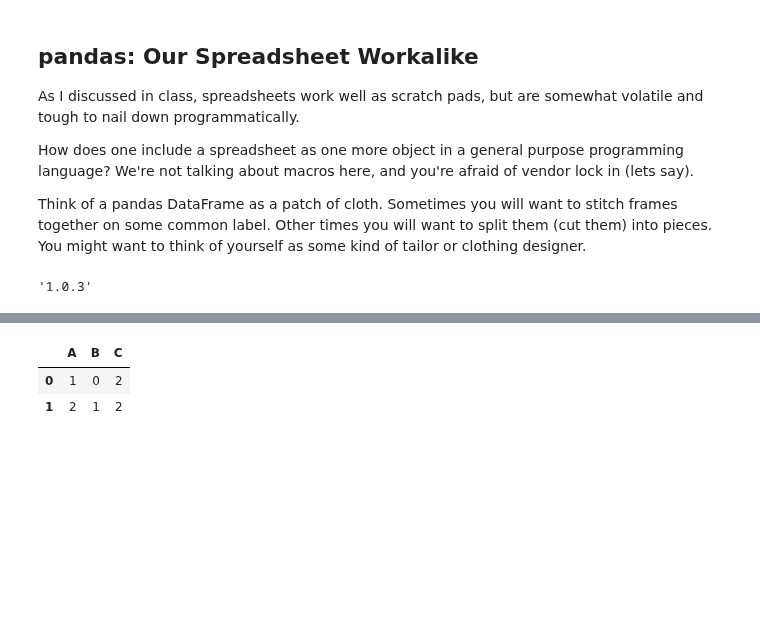
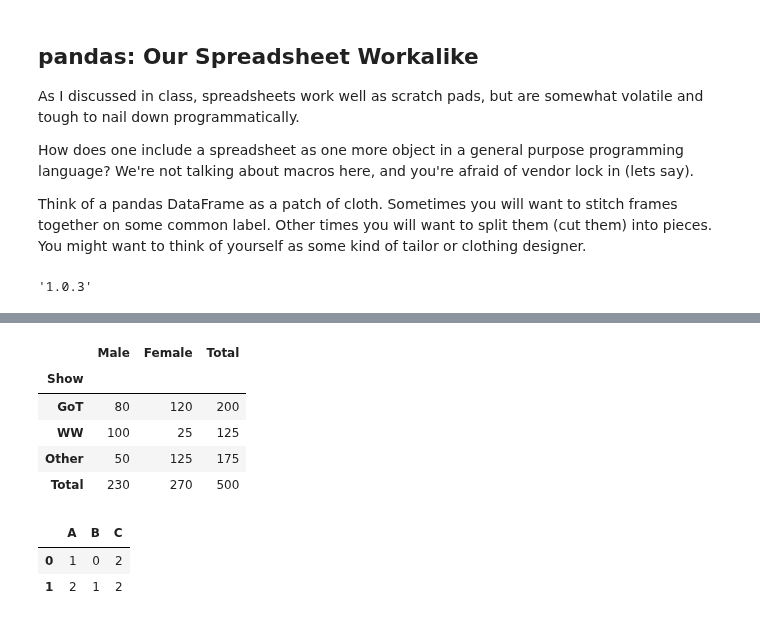
Before and after one commit to 4dsolutions/Curriculum_Development, a Jupyter notebook: IntroDS002.ipynb, the cells around one changed output, grey strips where cells are left out. Drawn from its saved outputs; the diff is of its cells as text; code cells hidden in the pictures; blank space fills up the shorter version.

```diff
--- a/IntroDS002.ipynb
+++ b/IntroDS002.ipynb
@@ -159,3 +164,9 @@ import pandas as pd
 pd.__version__
 # %% [output]
 '1.0.3'
+# %%
+hbo = pd.DataFrame({"Show":["GoT","WW", "Other"],
+                    "Male":[80, 100, 50],
+                    "Female":[120, 25, 125]})
+hbo.set_index("Show", inplace=True)
+hbo
@@ -161,0 +179,3 @@ pd.__version__
+# %%
+hbo["Total"] = hbo.Male + hbo.Female
+hbo
@@ -162,3 +188,14 @@ pd.__version__
+# %%
+bottom_row = hbo.sum(axis=0)
+hbo = hbo.append(pd.Series(bottom_row, index=hbo.columns, name='Total'))
+hbo
+# %% [output]
+|  | Male | Female | Total |
+| Show |  |  |  |
+| GoT | 80 | 120 | 200 |
+| WW | 100 | 25 | 125 |
+| Other | 50 | 125 | 175 |
+| Total | 230 | 270 | 500 |
 # %%
 df1 = pd.DataFrame({"A":[1,2],"B":[0,1],"C":[2,2]})
 df2 = pd.DataFrame({"A":[5,2],"C":[7,7],"D":[9,8]})
```
Also changed, not shown: parts of 3 cells of this notebook, 1 other file.
